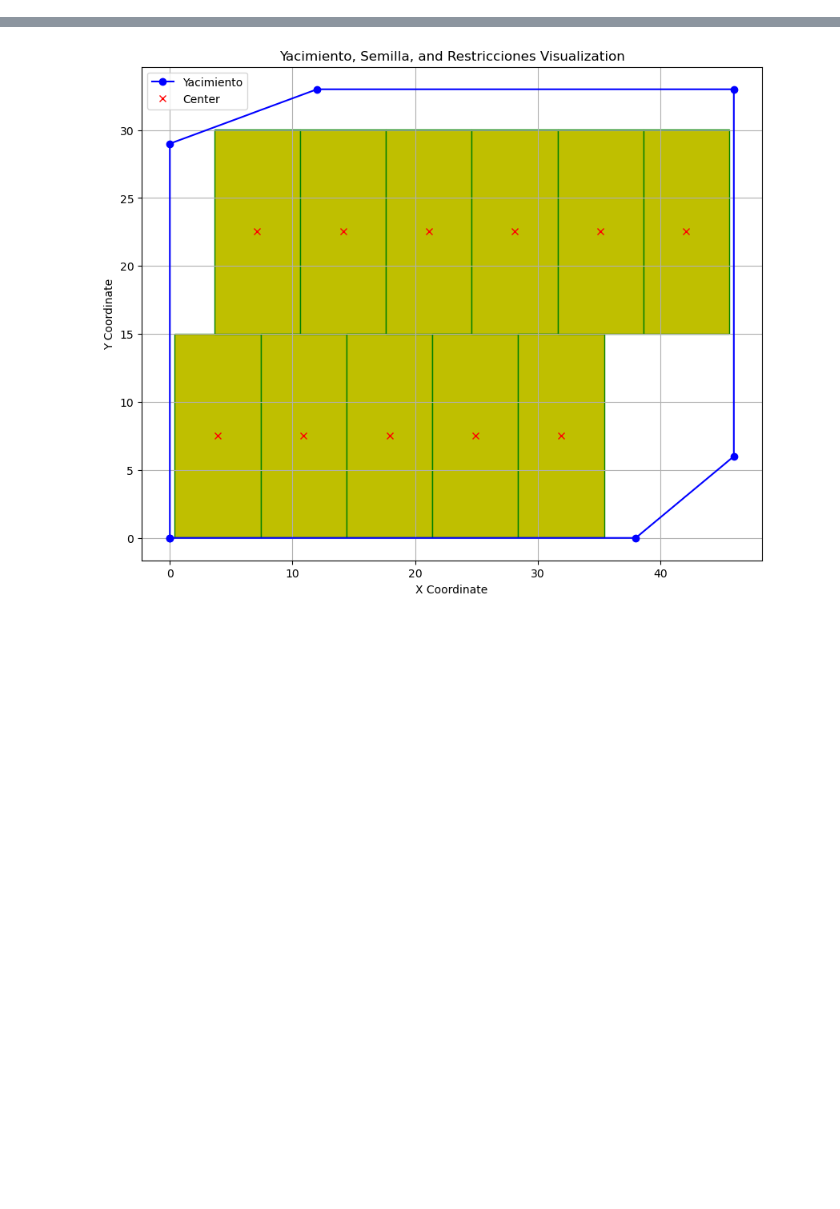
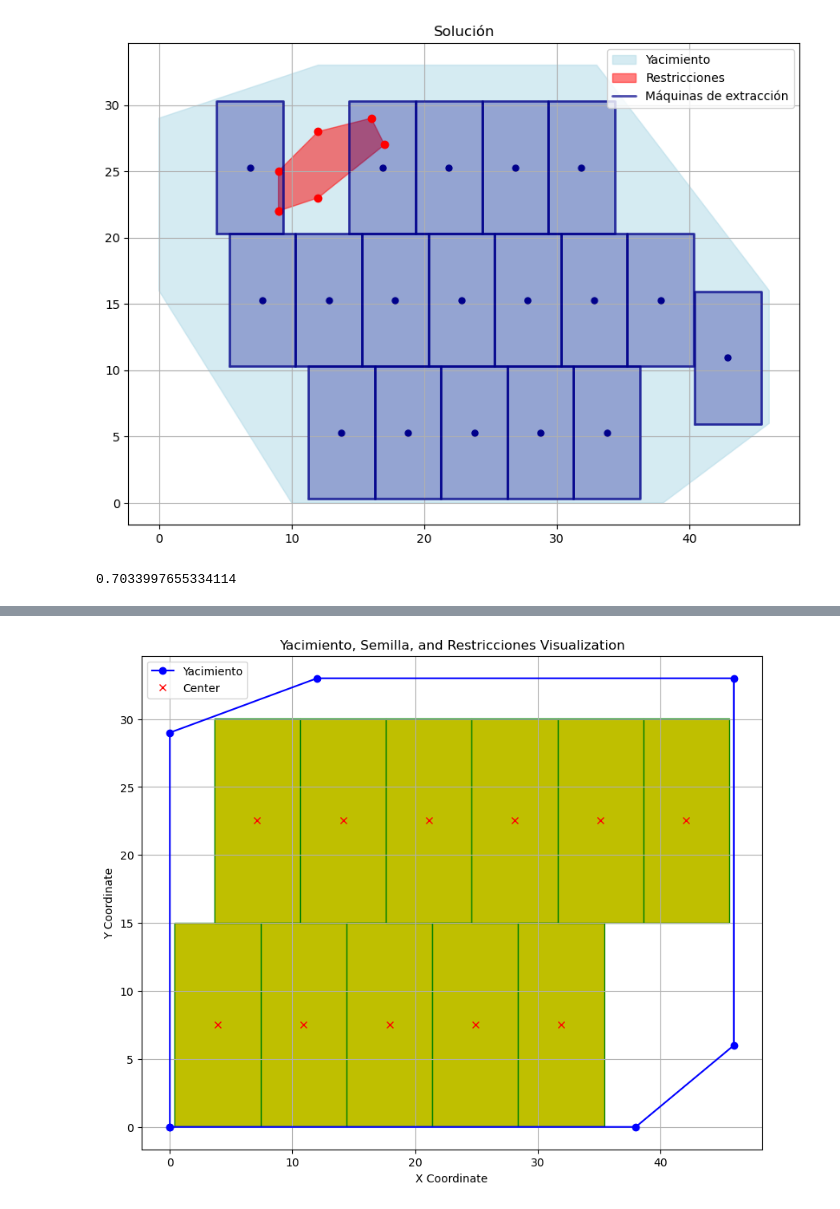
Before and after one commit to lararlm/TD8_ProyectoFinal, a Jupyter notebook: testing/grid_tests.ipynb, the cells around one changed output, grey strips where cells are left out. Cells and saved outputs as stored; diff of their text form; code cells hidden in the pictures; blank space fills up the shorter version.

```diff
--- a/testing/grid_tests.ipynb
+++ b/testing/grid_tests.ipynb
@@ -14,0 +18,8 @@ polygon, panel_size, restrictions , angulo = xml_data_extractor(file_path_bony)
+# %%
+rectangles_02 = grid_heuristic(polygon, restrictions, panel_size)
+plot_solution(polygon,restrictions,rectangles_02,panel_size)
+area_02 = calculate_area(polygon,rectangles_02,panel_size)
+print(area_02)
+# %% [output]
+[figure, added]
+0.7033997655334114
```
Also changed, not shown: parts of 10 cells of this notebook, 22 other files.
